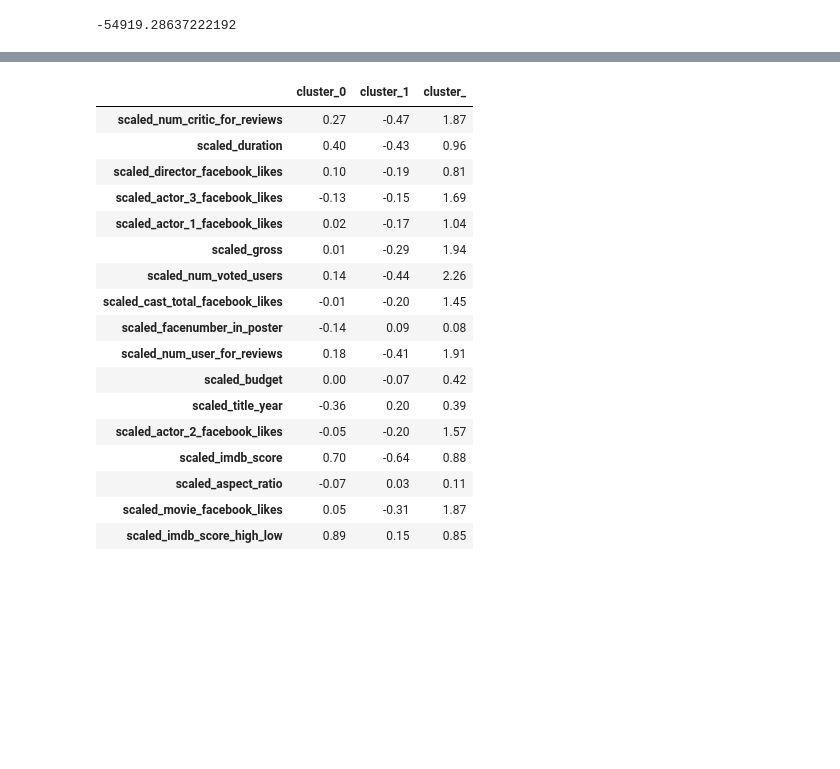
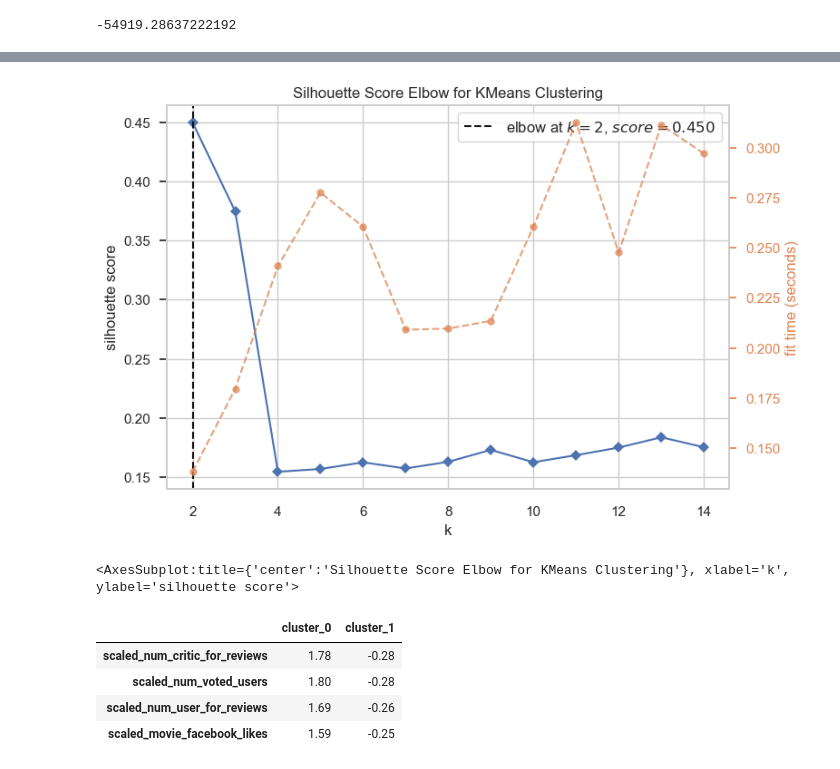
Before and after one commit to GemsLoveNLP/BigData, a Jupyter notebook: Week7/6438169421_Week7.ipynb, the cells around one changed output, grey strips where cells are left out. Cells and saved outputs as stored; diff of their text form; code cells hidden in the pictures; blank space fills up the shorter version.

```diff
--- a/Week7/6438169421_Week7.ipynb
+++ b/Week7/6438169421_Week7.ipynb
@@ -496,3 +518,4 @@ Model 2: Find K from graphs
 # %%
 target = df_scaled["scaled_imdb_score_high_low"]
+selected = ['scaled_num_critic_for_reviews','scaled_num_voted_users','scaled_num_user_for_reviews','scaled_movie_facebook_likes']
 # %%
@@ -535,32 +556,27 @@ k = 2 seems optimal but maybe we can also try k = 3 it has good elbow
+# %%
+from yellowbrick.cluster import KElbowVisualizer
+visualizer = KElbowVisualizer(KMeans(), k=(2,15),metric='silhouette')
+visualizer.fit(df_scaled)
+visualizer.show()
+# %% [output]
+[figure, added]
+<AxesSubplot:title={'center':'Silhouette Score Elbow for KMeans Clustering'}, xlabel='k', ylabel='silhouette score'>
 # %%
 #Create KMean Cluster
-km2 =KMeans(n_clusters=3,init='k-means++',random_state=0,verbose=0)
+km2 =KMeans(n_clusters=2,init='k-means++',random_state=0,verbose=0)
 
 #Train the model using the training sets
-km2.fit(df_scaled)
+km2.fit(df_scaled[selected])
 
 #Predict the response for test dataset
-target_pred = km2.predict(df_scaled)
+target_pred = km2.predict(df_scaled[selected])
 # %%
-cluster_result=pd.DataFrame(km2.cluster_centers_,columns=df_scaled.columns,index=['cluster_0','cluster_1','cluster_'])
+cluster_result=pd.DataFrame(km2.cluster_centers_,columns=selected,index=['cluster_0','cluster_1'])
 cluster_result.T
 # %% [output]
-|  | cluster_0 | cluster_1 | cluster_ |
-| scaled_num_critic_for_reviews | 0.27 | -0.47 | 1.87 |
-| scaled_duration | 0.40 | -0.43 | 0.96 |
-| scaled_director_facebook_likes | 0.10 | -0.19 | 0.81 |
-| scaled_actor_3_facebook_likes | -0.13 | -0.15 | 1.69 |
-| scaled_actor_1_facebook_likes | 0.02 | -0.17 | 1.04 |
-| scaled_gross | 0.01 | -0.29 | 1.94 |
-| scaled_num_voted_users | 0.14 | -0.44 | 2.26 |
-| scaled_cast_total_facebook_likes | -0.01 | -0.20 | 1.45 |
-| scaled_facenumber_in_poster | -0.14 | 0.09 | 0.08 |
-| scaled_num_user_for_reviews | 0.18 | -0.41 | 1.91 |
-| scaled_budget | 0.00 | -0.07 | 0.42 |
-| scaled_title_year | -0.36 | 0.20 | 0.39 |
-| scaled_actor_2_facebook_likes | -0.05 | -0.20 | 1.57 |
-| scaled_imdb_score | 0.70 | -0.64 | 0.88 |
-| scaled_aspect_ratio | -0.07 | 0.03 | 0.11 |
-| scaled_movie_facebook_likes | 0.05 | -0.31 | 1.87 |
-| scaled_imdb_score_high_low | 0.89 | 0.15 | 0.85 |
+|  | cluster_0 | cluster_1 |
+| scaled_num_critic_for_reviews | 1.78 | -0.28 |
+| scaled_num_voted_users | 1.80 | -0.28 |
+| scaled_num_user_for_reviews | 1.69 | -0.26 |
+| scaled_movie_facebook_likes | 1.59 | -0.25 |
 # %%
```
Also changed, not shown: parts of 17 cells of this notebook, 1 other file.
